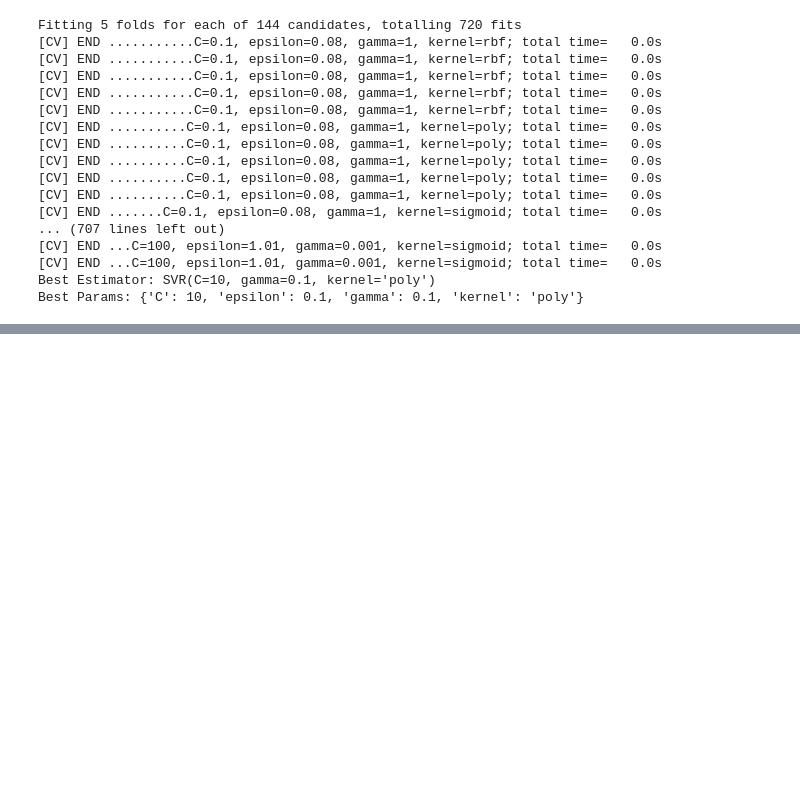
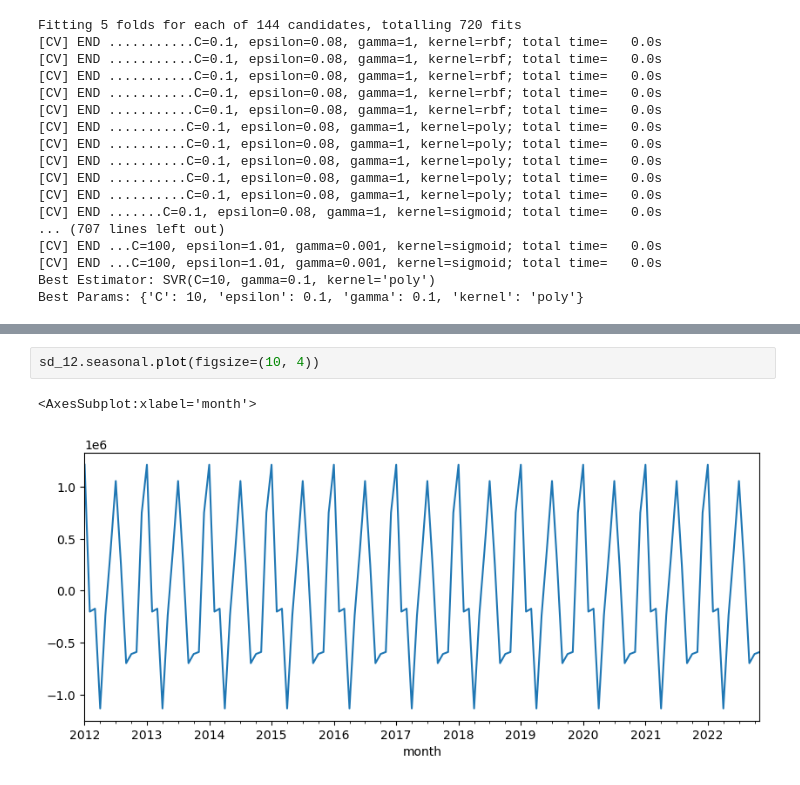
Before and after one commit to colmo786/energy_demand, a Jupyter notebook: python/ED_monthly_dag.ipynb, the cells around one changed output, grey strips where cells are left out. Saved outputs shown, nothing was run; the diff lists cells and outputs as text; blank space fills up the shorter version.

```diff
--- a/python/ED_monthly_dag.ipynb
+++ b/python/ED_monthly_dag.ipynb
@@ -1961,0 +1977,5 @@ Best Params: {'C': 10, 'epsilon': 0.1, 'gamma': 0.1, 'kernel': 'poly'}
+# %%
+sd_12.seasonal.plot(figsize=(10, 4))
+# %% [output]
+<AxesSubplot:xlabel='month'>
+[figure, added]
```
Also changed, not shown: parts of 2 cells of this notebook, 4 other files.
